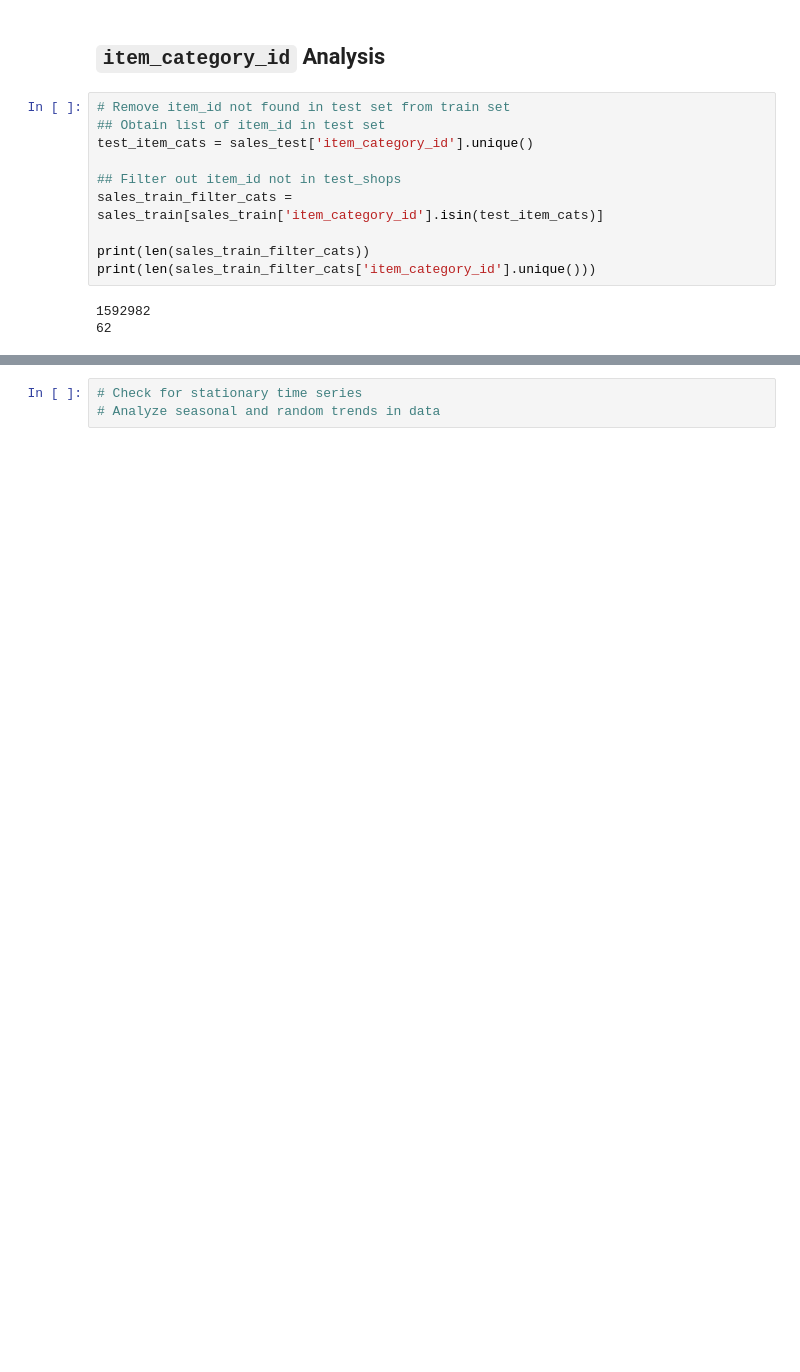
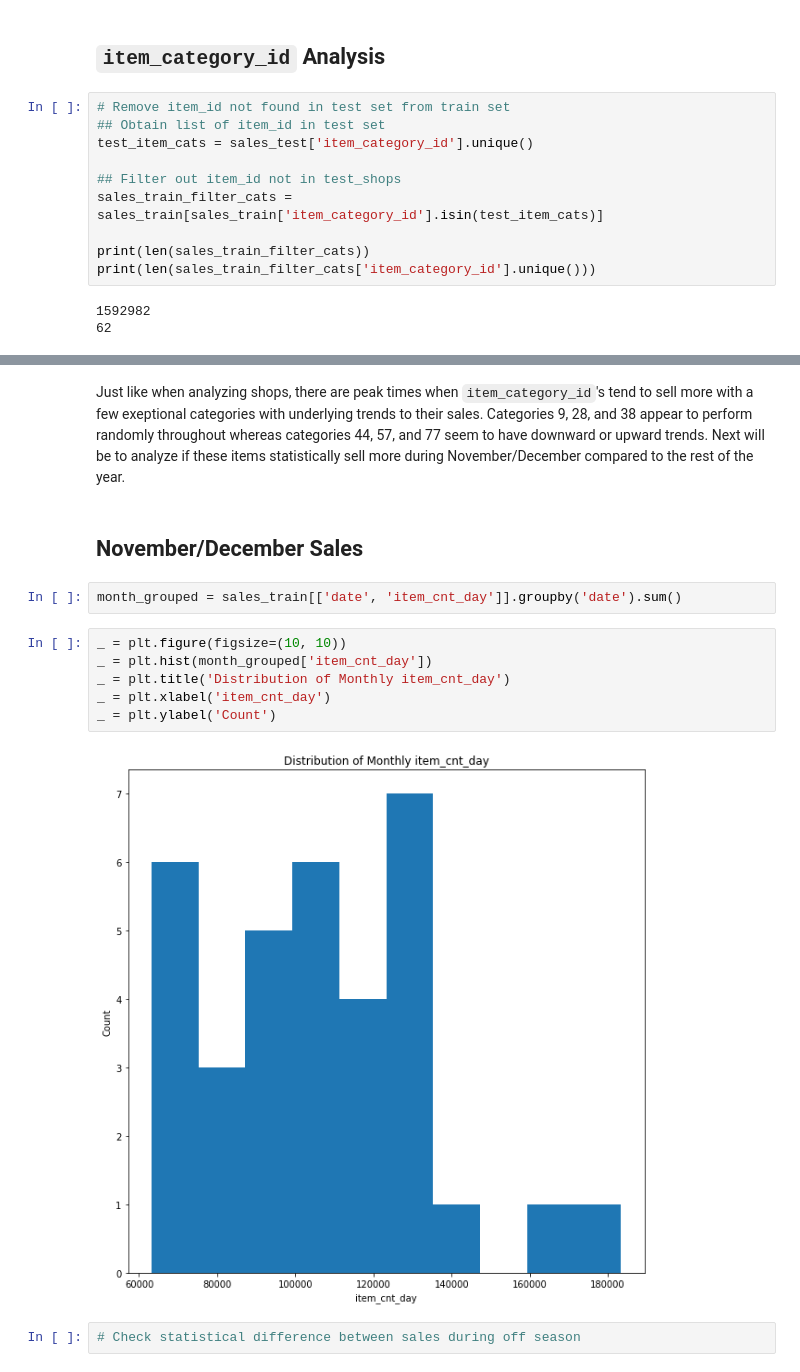
Before and after one commit to curtishiga/Predict_Fututre_Sales, a Jupyter notebook: EDA/EDA.ipynb, the cells around one changed output, grey strips where cells are left out. Drawn from its saved outputs; the diff is of its cells as text; blank space fills up the shorter version.

```diff
--- a/EDA/EDA.ipynb
+++ b/EDA/EDA.ipynb
@@ -135,3 +163,16 @@ _ = plt.tight_layout()
-# %%
-# Check for stationary time series
-# Analyze seasonal and random trends in data
+# %% [markdown]
+Just like when analyzing shops, there are peak times when ``item_category_id``'s tend to sell more with a few exeptional categories with underlying trends to their sales. Categories 9, 28, and 38 appear to perform randomly throughout whereas categories 44, 57, and 77 seem to have downward or upward trends. Next will be to analyze if these items statistically sell more during November/December compared to the rest of the year.
+# %% [markdown]
+## November/December Sales
+# %%
+month_grouped = sales_train[['date', 'item_cnt_day']].groupby('date').sum()
+# %%
+_ = plt.figure(figsize=(10, 10))
+_ = plt.hist(month_grouped['item_cnt_day'])
+_ = plt.title('Distribution of Monthly item_cnt_day')
+_ = plt.xlabel('item_cnt_day')
+_ = plt.ylabel('Count')
+# %% [output]
+[figure, added]
+# %%
+# Check statistical difference between sales during off season
```
Also changed, not shown: parts of 7 cells of this notebook.
